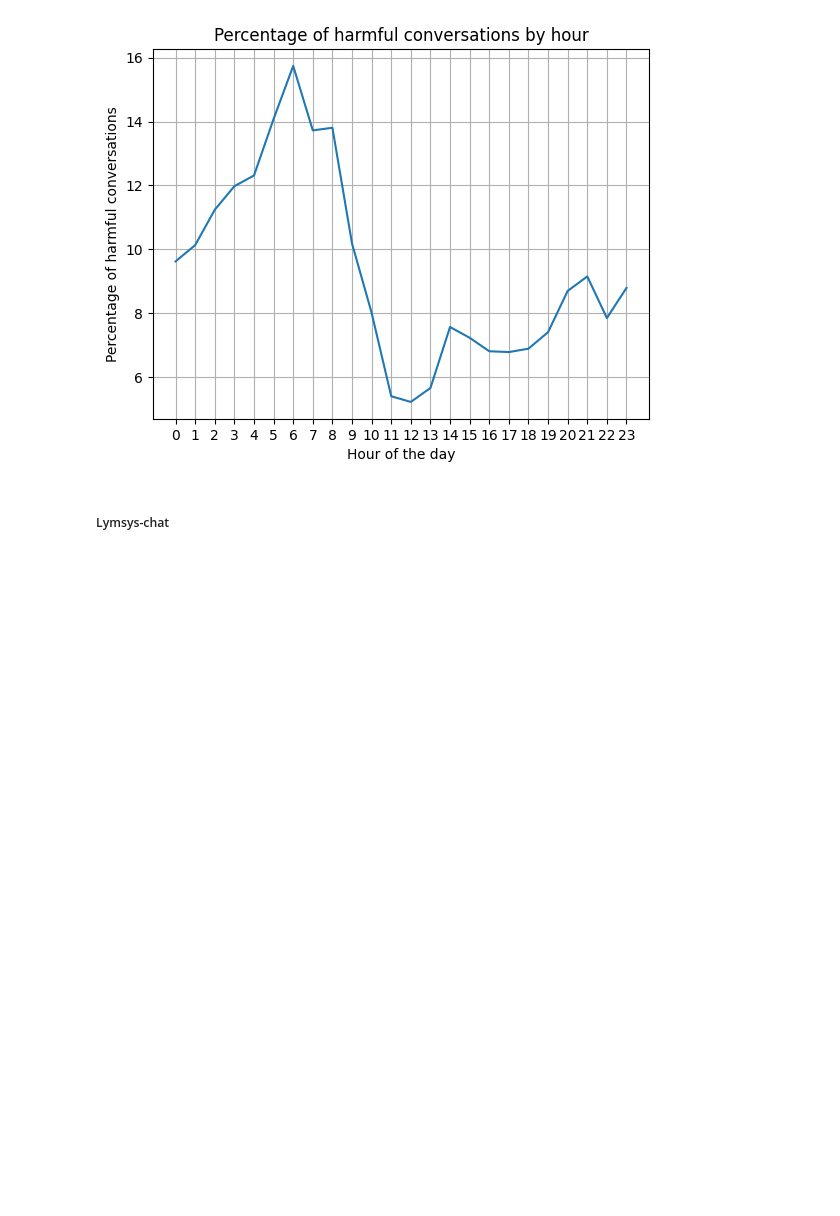
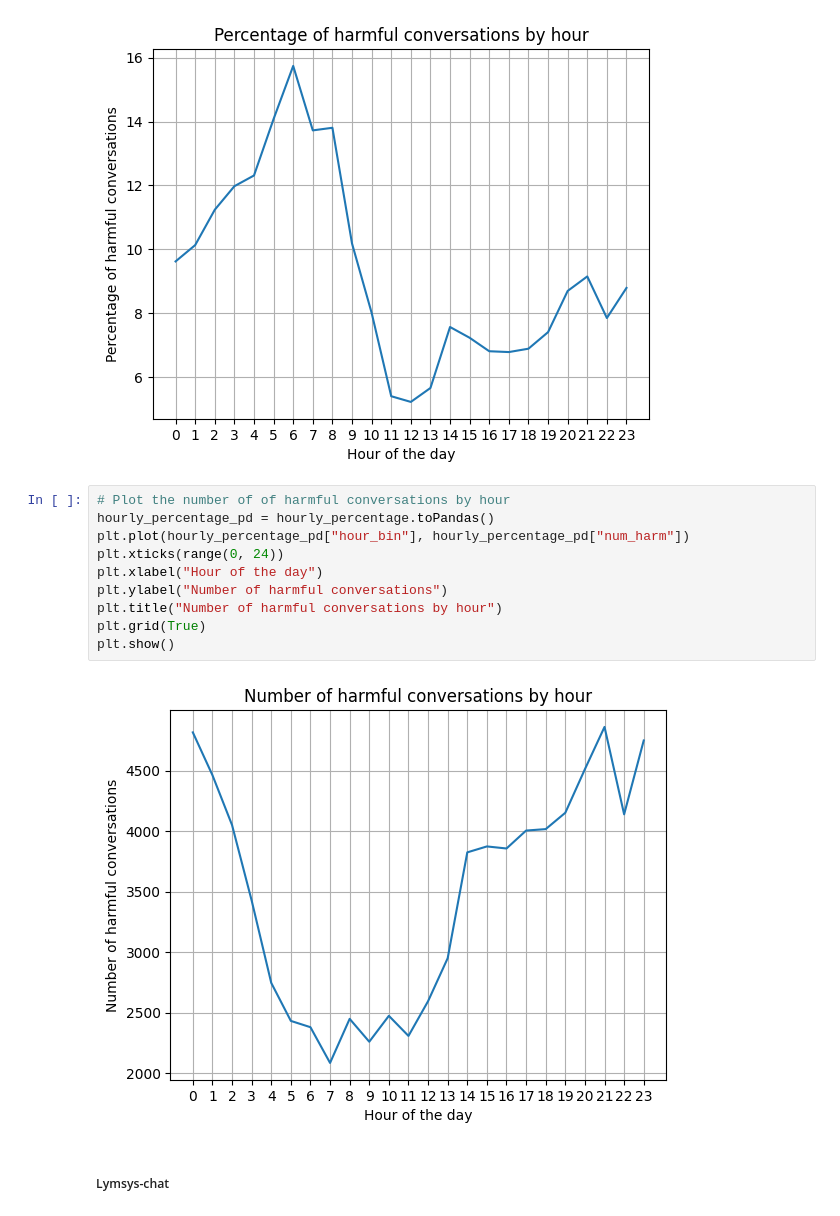
Before and after one commit to nlgkhoi/mbd-project-ut, a Jupyter notebook: khoi/notebook.ipynb, the cells around one changed output. Drawn from its saved outputs; the diff is of its cells as text; blank space fills up the shorter version.

```diff
--- a/khoi/notebook.ipynb
+++ b/khoi/notebook.ipynb
@@ -2966,6 +2984,18 @@ plt.show()
 # %% [output]
 Number of harmful conversations: 83,546
 [figure]
+# %%
+# Plot the number of of harmful conversations by hour
+hourly_percentage_pd = hourly_percentage.toPandas()
+plt.plot(hourly_percentage_pd["hour_bin"], hourly_percentage_pd["num_harm"])
+plt.xticks(range(0, 24))
+plt.xlabel("Hour of the day")
+plt.ylabel("Number of harmful conversations")
+plt.title("Number of harmful conversations by hour")
+plt.grid(True)
+plt.show()
+# %% [output]
+[figure, added]
 # %% [markdown]
 ##### Lymsys-chat
 # %%
```
Also changed, not shown: parts of 6 cells of this notebook, 4 other files.
